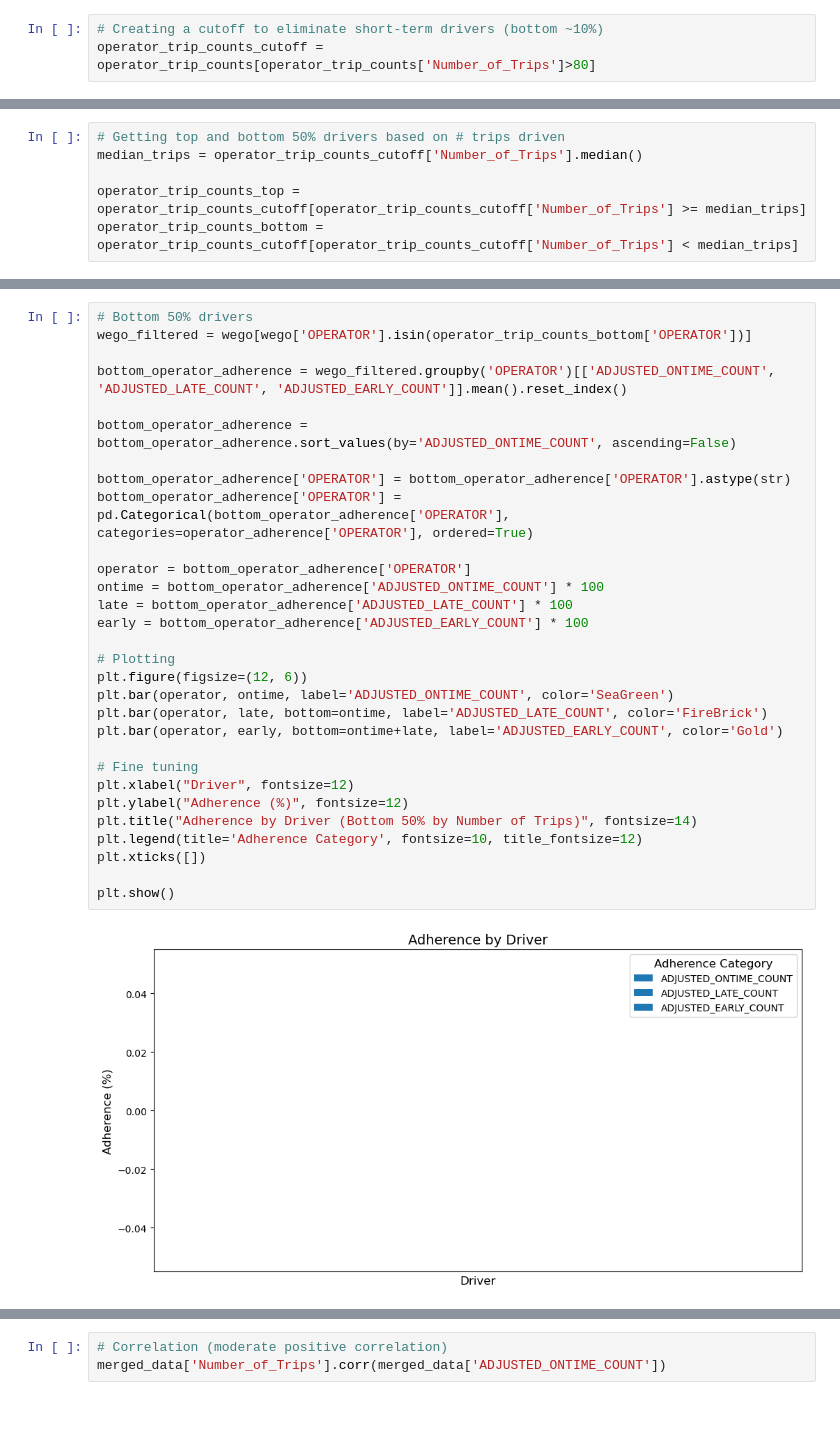
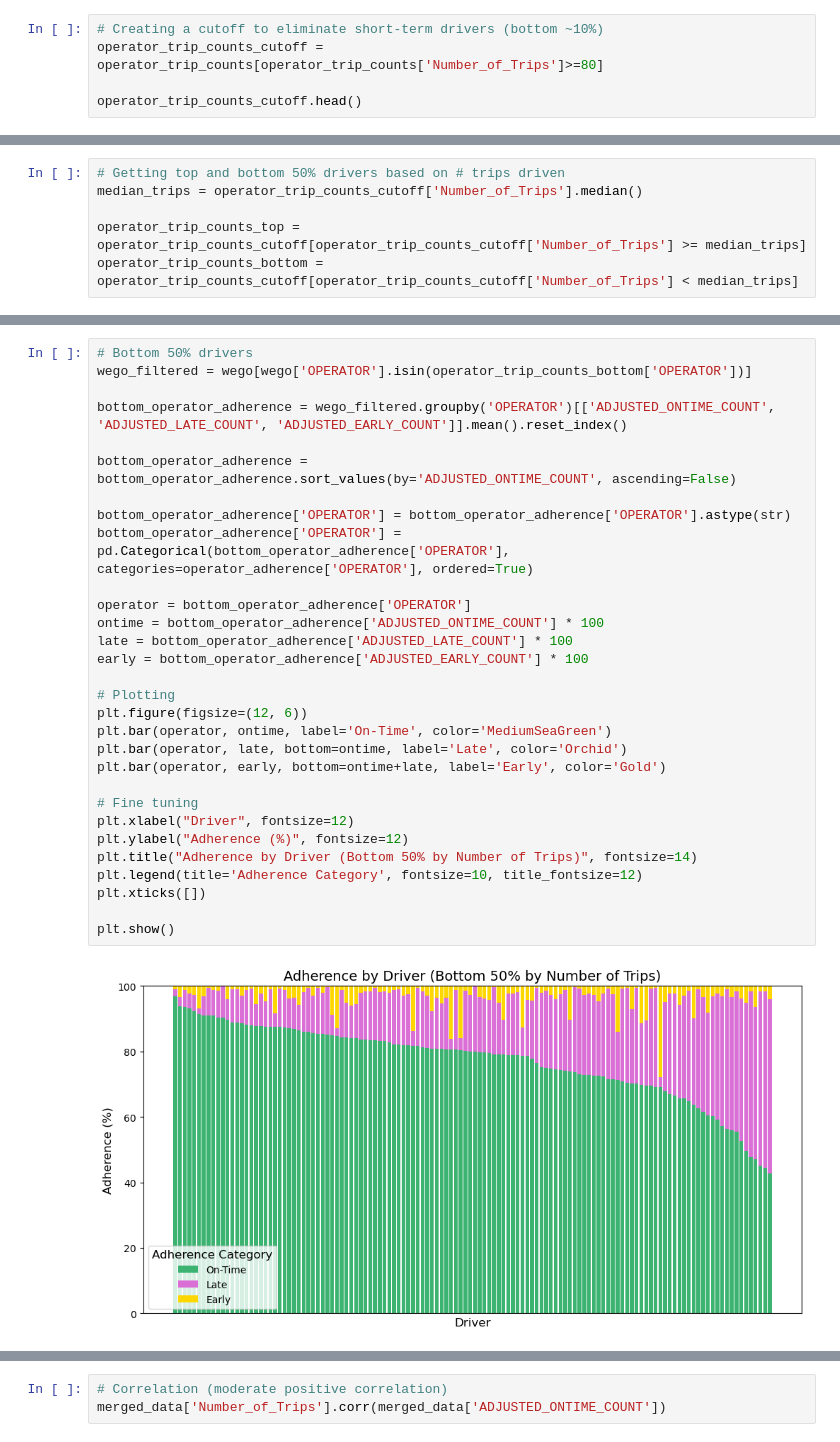
Before and after one commit to NSS-Data-Analytics-Cohort-11/wego-boomers, a Jupyter notebook: notebooks/WeGo.ipynb, the cells around one changed output, grey strips where cells are left out. Drawn from its saved outputs; the diff is of its cells as text; blank space fills up the shorter version.

```diff
--- a/notebooks/WeGo.ipynb
+++ b/notebooks/WeGo.ipynb
@@ -431,3 +434,5 @@ operator_trip_counts.head()
 # %%
 # Creating a cutoff to eliminate short-term drivers (bottom ~10%)
-operator_trip_counts_cutoff = operator_trip_counts[operator_trip_counts['Number_of_Trips']>80]
+operator_trip_counts_cutoff = operator_trip_counts[operator_trip_counts['Number_of_Trips']>=80]
+
+operator_trip_counts_cutoff.head()
@@ -504,35 +584,35 @@ plt.show()
 # %%
 # Bottom 50% drivers
 wego_filtered = wego[wego['OPERATOR'].isin(operator_trip_counts_bottom['OPERATOR'])]
 
 bottom_operator_adherence = wego_filtered.groupby('OPERATOR')[['ADJUSTED_ONTIME_COUNT', 'ADJUSTED_LATE_COUNT', 'ADJUSTED_EARLY_COUNT']].mean().reset_index()
 
 bottom_operator_adherence = bottom_operator_adherence.sort_values(by='ADJUSTED_ONTIME_COUNT', ascending=False)
 
 bottom_operator_adherence['OPERATOR'] = bottom_operator_adherence['OPERATOR'].astype(str)
 bottom_operator_adherence['OPERATOR'] = pd.Categorical(bottom_operator_adherence['OPERATOR'], categories=operator_adherence['OPERATOR'], ordered=True)
 
 operator = bottom_operator_adherence['OPERATOR']
 ontime = bottom_operator_adherence['ADJUSTED_ONTIME_COUNT'] * 100
 late = bottom_operator_adherence['ADJUSTED_LATE_COUNT'] * 100
 early = bottom_operator_adherence['ADJUSTED_EARLY_COUNT'] * 100
 
 # Plotting
 plt.figure(figsize=(12, 6))
-plt.bar(operator, ontime, label='ADJUSTED_ONTIME_COUNT', color='SeaGreen')
-plt.bar(operator, late, bottom=ontime, label='ADJUSTED_LATE_COUNT', color='FireBrick')
-plt.bar(operator, early, bottom=ontime+late, label='ADJUSTED_EARLY_COUNT', color='Gold')
+plt.bar(operator, ontime, label='On-Time', color='MediumSeaGreen')
+plt.bar(operator, late, bottom=ontime, label='Late', color='Orchid')
+plt.bar(operator, early, bottom=ontime+late, label='Early', color='Gold')
 
 # Fine tuning
 plt.xlabel("Driver", fontsize=12)
 plt.ylabel("Adherence (%)", fontsize=12)
 plt.title("Adherence by Driver (Bottom 50% by Number of Trips)", fontsize=14)
 plt.legend(title='Adherence Category', fontsize=10, title_fontsize=12)
 plt.xticks([])
 
 plt.show()
 # %% [output]
-[figure, old version]
+[figure, new version]
 # %%
 # Boxplot showing bins based on operator's # trips
 
```
Also changed, not shown: parts of 19 cells of this notebook.
